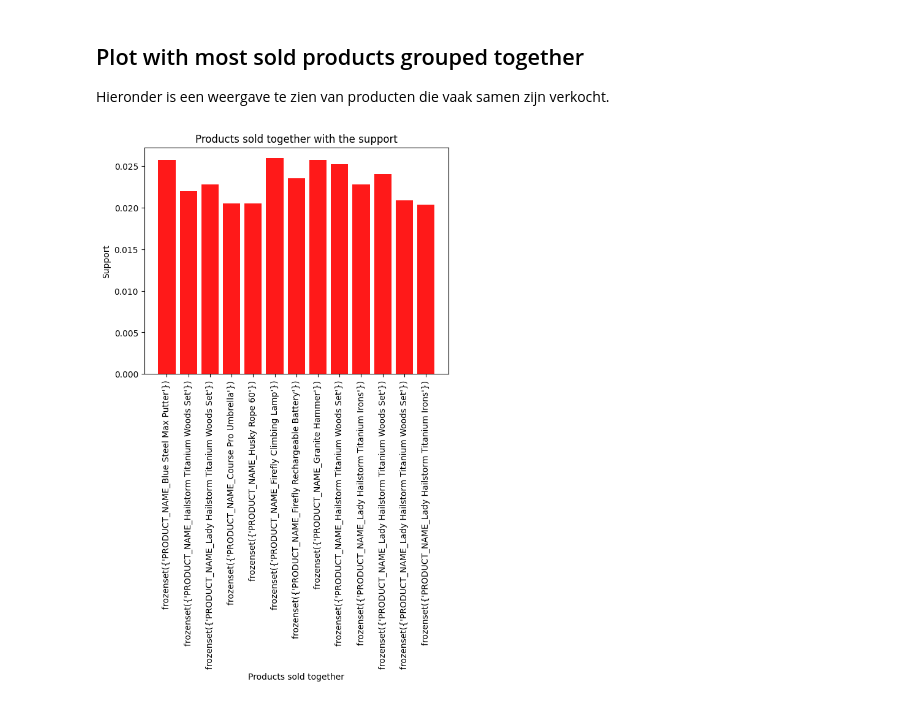
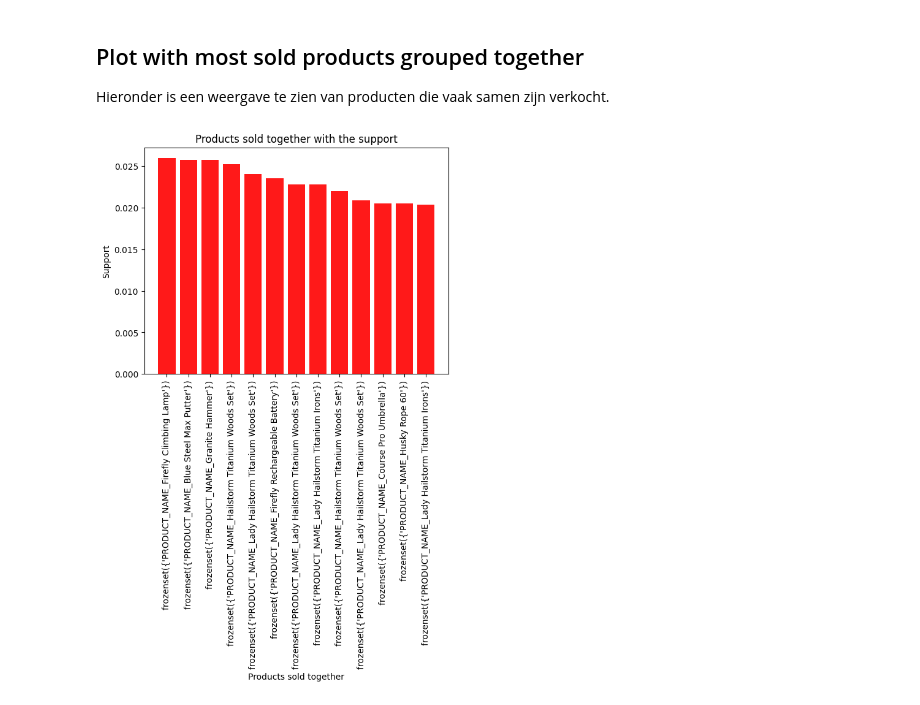
Before and after one commit to RedIsGaming/deds_ml, a Jupyter notebook: src/frequent_itemset.ipynb, the cells around one changed output. Saved outputs shown, nothing was run; the diff lists cells and outputs as text; code cells hidden in the pictures.

Commit message:
feat: Plot is now sorted by support

```diff
--- a/src/frequent_itemset.ipynb
+++ b/src/frequent_itemset.ipynb
@@ -169,11 +169,13 @@ rules[["antecedents", "consequents", "support", "confidence"]]
 
 Hieronder is een weergave te zien van producten die vaak samen zijn verkocht.
 # %%
+rules = rules.sort_values("support", ascending=False)
+
 plt.bar(x=range(0, len(rules)), height=rules["support"], tick_label=rules["antecedents"], alpha=0.9, color="red")
 plt.title("Products sold together with the support")
 plt.xlabel("Products sold together")
 plt.ylabel("Support")
 plt.xticks(rotation=90)
 plt.show()
 # %% [output]
-[figure, old version]
+[figure, new version]
```
